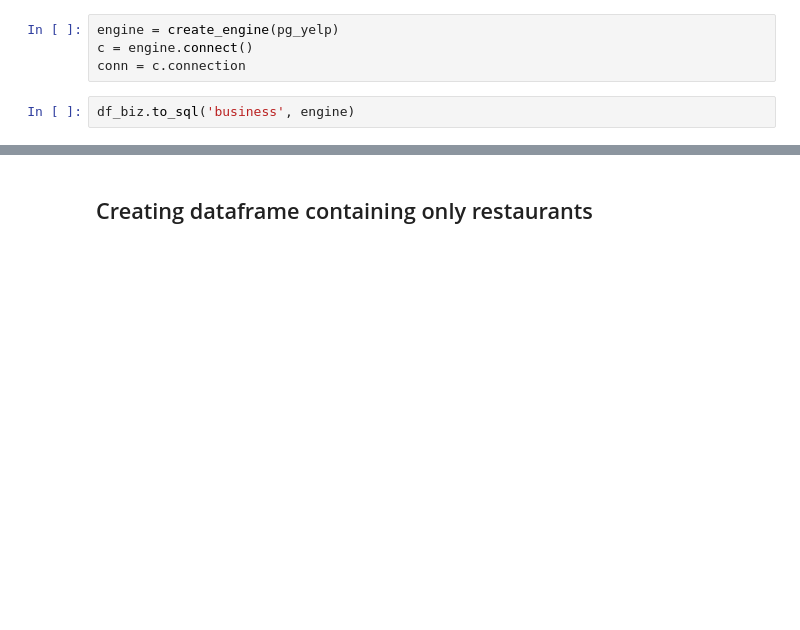
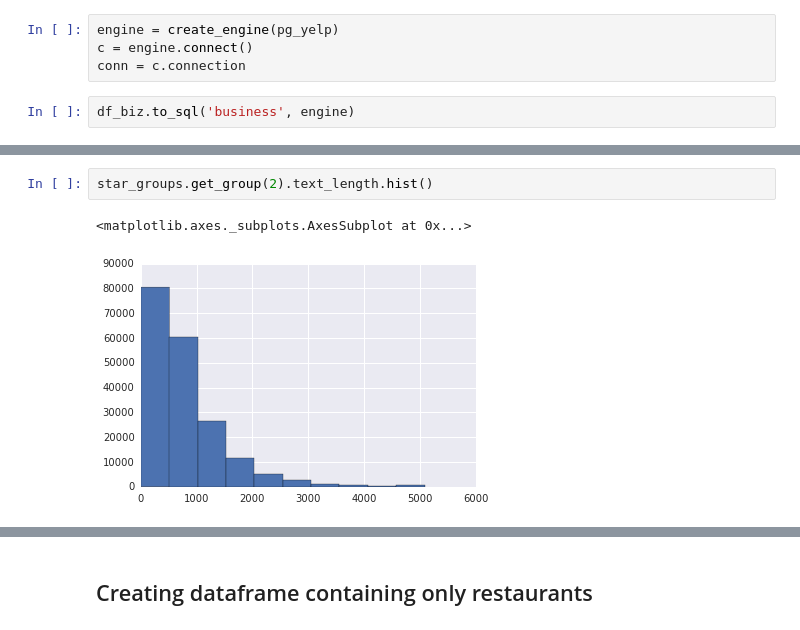
Before and after one commit to jstnstwrt/yelp-data-challenge, a Jupyter notebook: exploratory_data_analysis.ipynb, the cells around one changed output, grey strips where cells are left out. Cells and saved outputs as stored; diff of their text form; blank space fills up the shorter version.

```diff
--- a/exploratory_data_analysis.ipynb
+++ b/exploratory_data_analysis.ipynb
@@ -27,0 +61,5 @@ df_biz.to_sql('business', engine)
+# %%
+star_groups.get_group(2).text_length.hist()
+# %% [output]
+<matplotlib.axes._subplots.AxesSubplot at 0x...>
+[figure, added]
```
Also changed, not shown: parts of 14 cells of this notebook.
